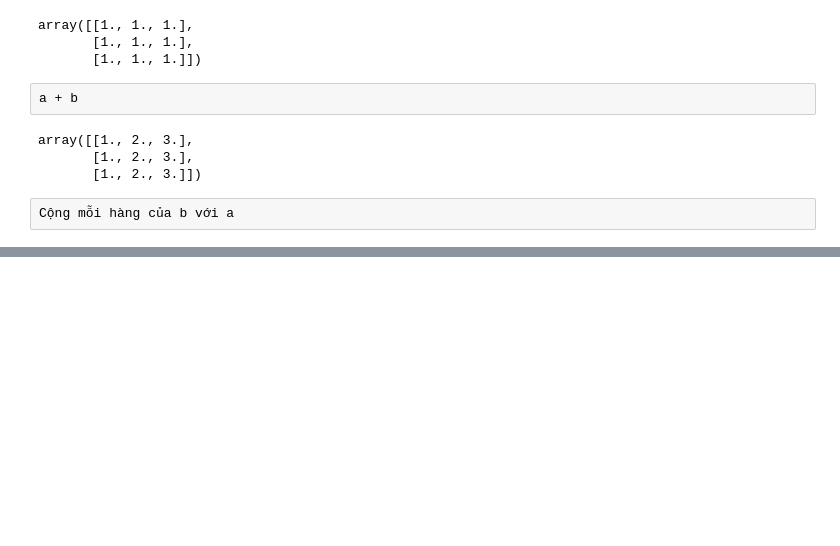
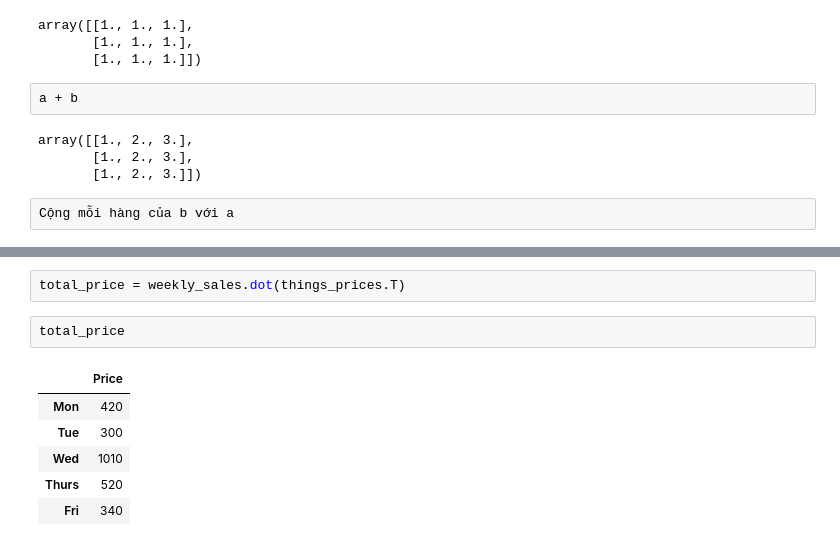
Before and after one commit to ktoan911/DataScience_Basic, a Jupyter notebook: data-science-main/Code/A3_Numpy/NumPy_Notebook.ipynb, the cells around one changed output, grey strips where cells are left out. Saved outputs shown, nothing was run; the diff lists cells and outputs as text; blank space fills up the shorter version.

```diff
--- a/data-science-main/Code/A3_Numpy/NumPy_Notebook.ipynb
+++ b/data-science-main/Code/A3_Numpy/NumPy_Notebook.ipynb
@@ -358,0 +563,11 @@ Cộng mỗi hàng của b với a
+# %%
+total_price = weekly_sales.dot(things_prices.T)
+# %%
+total_price
+# %% [output]
+|  | Price |
+| Mon | 420 |
+| Tue | 300 |
+| Wed | 1010 |
+| Thurs | 520 |
+| Fri | 340 |
```
Also changed, not shown: parts of 67 cells of this notebook.
